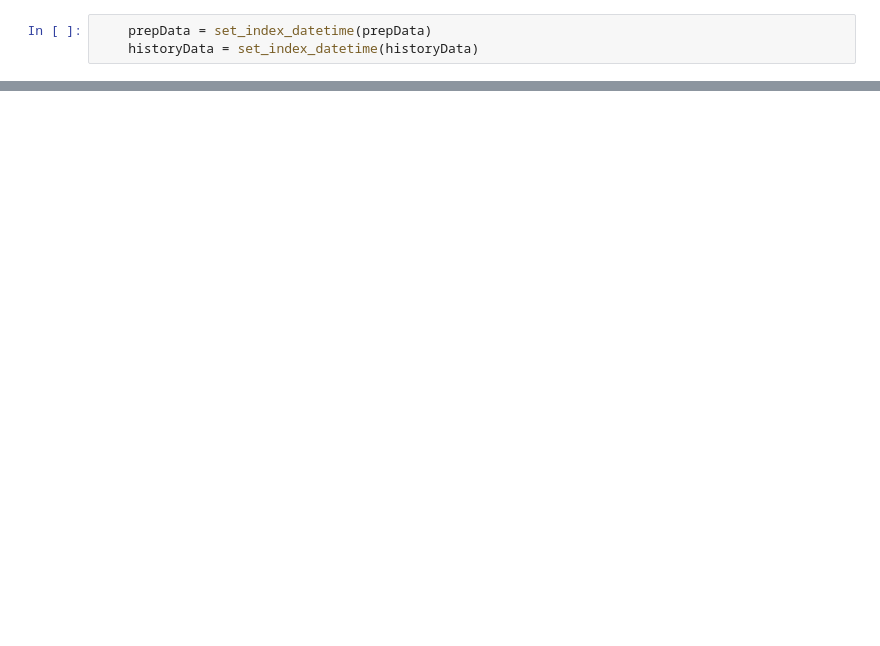
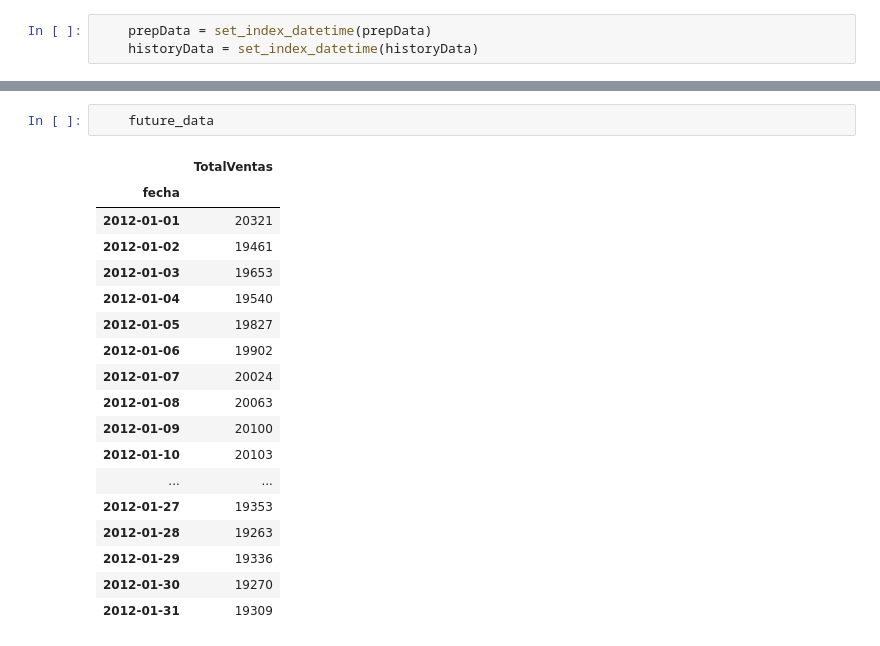
Before and after one commit to JorgC-dev/pronostivo-v2, a Jupyter notebook: experimentals/labs/LSTM_V1_0.ipynb, the cells around one changed output, grey strips where cells are left out. Drawn from its saved outputs; the diff is of its cells as text; blank space fills up the shorter version.

```diff
--- a/experimentals/labs/LSTM_V1_0.ipynb
+++ b/experimentals/labs/LSTM_V1_0.ipynb
@@ -246,0 +322,21 @@ Conexion establecida satisfactoriamente
+# %%
+    future_data
+# %% [output]
+|  | TotalVentas |
+| fecha |  |
+| 2012-01-01 | 20321 |
+| 2012-01-02 | 19461 |
+| 2012-01-03 | 19653 |
+| 2012-01-04 | 19540 |
+| 2012-01-05 | 19827 |
+| 2012-01-06 | 19902 |
+| 2012-01-07 | 20024 |
+| 2012-01-08 | 20063 |
+| 2012-01-09 | 20100 |
+| 2012-01-10 | 20103 |
+| ... | ... |
+| 2012-01-27 | 19353 |
+| 2012-01-28 | 19263 |
+| 2012-01-29 | 19336 |
+| 2012-01-30 | 19270 |
+| 2012-01-31 | 19309 |
```
Also changed, not shown: parts of 15 cells of this notebook.
